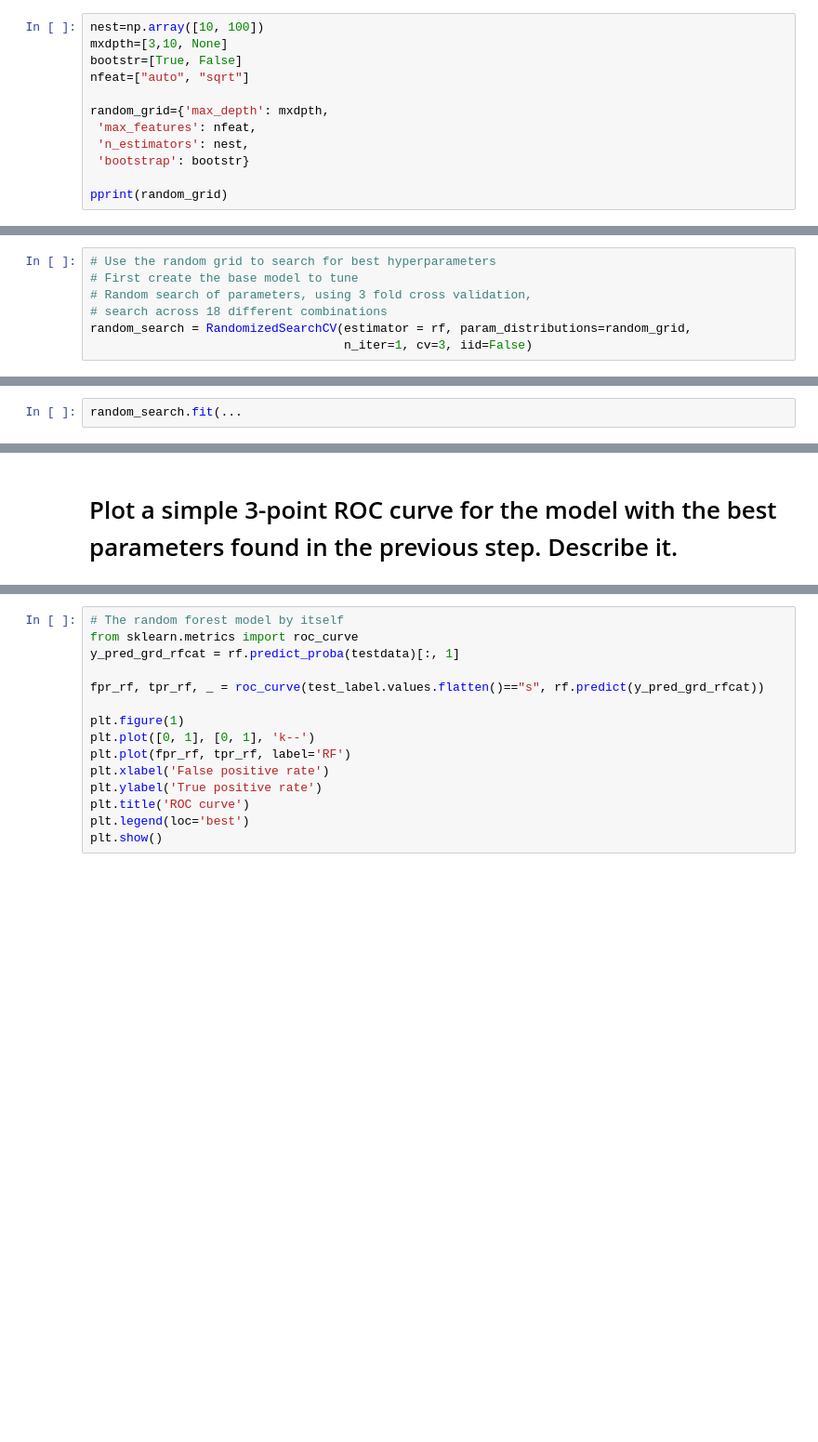
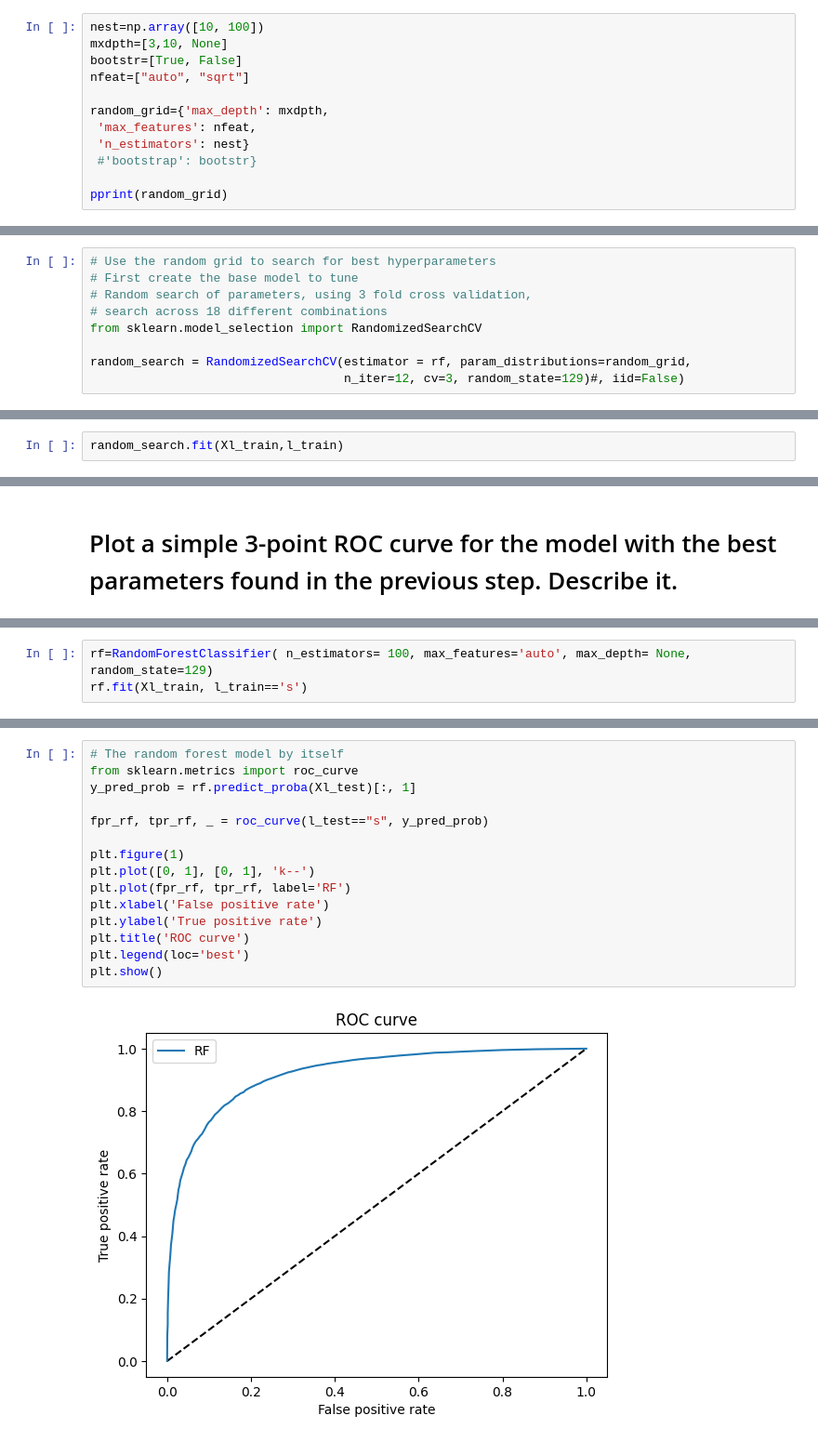
Before and after one commit to laurabersani/MLPNS_LBersani, a Jupyter notebook: CART/Copia_di_higgsbosonSearch.ipynb, the cells around one changed output, grey strips where cells are left out. Shown at 93% size. Drawn from its saved outputs; the diff is of its cells as text; blank space fills up the shorter version.

```diff
--- a/CART/Copia_di_higgsbosonSearch.ipynb
+++ b/CART/Copia_di_higgsbosonSearch.ipynb
@@ -403,8 +420,8 @@ nfeat=["auto", "sqrt"]
 
 random_grid={'max_depth': mxdpth,
  'max_features': nfeat,
- 'n_estimators': nest,
- 'bootstrap': bootstr}
+ 'n_estimators': nest}
+ #'bootstrap': bootstr}
 
 pprint(random_grid)
 # %% [output]
@@ -423,9 +435,11 @@ NameError: ignored
 # First create the base model to tune
 # Random search of parameters, using 3 fold cross validation,
 # search across 18 different combinations
+from sklearn.model_selection import RandomizedSearchCV
+
 random_search = RandomizedSearchCV(estimator = rf, param_distributions=random_grid,
-                                   n_iter=1, cv=3, iid=False)
+                                   n_iter=12, cv=3, random_state=129)#, iid=False)
 # %% [markdown]
 Note that this may take a long time! It took 1 hour for me to run this. Dont start at the last minute!!
 # %%
-random_search.fit(...
+random_search.fit(Xl_train,l_train)
@@ -442,0 +479,3 @@ rf.fit(traindata, train_label.values.flatten()=="s", max_depth.....)
+# %%
+rf=RandomForestClassifier( n_estimators= 100, max_features='auto', max_depth= None, random_state=129)
+rf.fit(Xl_train, l_train=='s')
@@ -443,15 +484,17 @@ rf.fit(traindata, train_label.values.flatten()=="s", max_depth.....)
 # %%
 # The random forest model by itself
 from sklearn.metrics import roc_curve
-y_pred_grd_rfcat = rf.predict_proba(testdata)[:, 1]
+y_pred_prob = rf.predict_proba(Xl_test)[:, 1]
 
-fpr_rf, tpr_rf, _ = roc_curve(test_label.values.flatten()=="s", rf.predict(y_pred_grd_rfcat))
+fpr_rf, tpr_rf, _ = roc_curve(l_test=="s", y_pred_prob)
 
 plt.figure(1)
 plt.plot([0, 1], [0, 1], 'k--')
 plt.plot(fpr_rf, tpr_rf, label='RF')
 plt.xlabel('False positive rate')
 plt.ylabel('True positive rate')
 plt.title('ROC curve')
 plt.legend(loc='best')
 plt.show()
+# %% [output]
+[figure, added]
```
Also changed, not shown: parts of 20 cells of this notebook.
